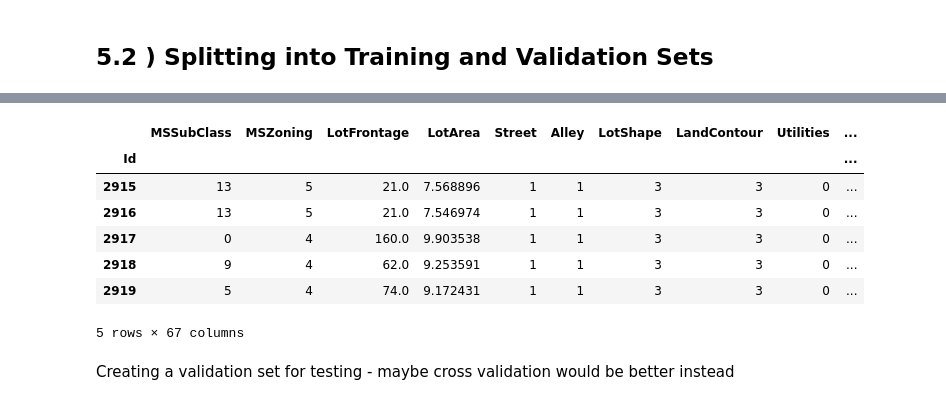
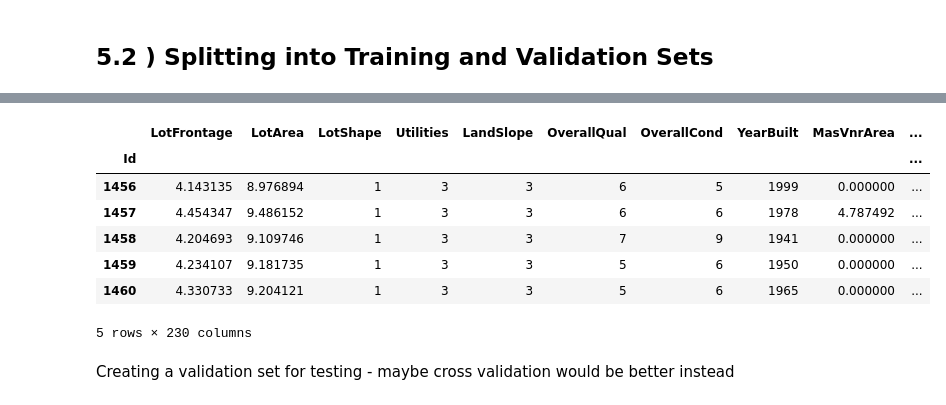
Before and after one commit to spoullados/KaggleHousingPrices, a Jupyter notebook: housing-prices-eda-regression-analysis.ipynb, the cells around one changed output, grey strips where cells are left out. Cells and saved outputs as stored; diff of their text form; code cells hidden in the pictures.

```diff
--- a/housing-prices-eda-regression-analysis.ipynb
+++ b/housing-prices-eda-regression-analysis.ipynb
@@ -1145,5 +1078,0 @@ print(all_data_advanced_impute['Functional'].isnull().sum())
-# %%
-# other rem columns rae all cat like kitchen qual etc.. and so filled with mode.
-for col in ['SaleType','KitchenQual','Exterior2nd','Exterior1st','Electrical']:
-  all_data_advanced_impute[col].fillna(all_data[col].mode()[0],inplace=True)
-  print(all_data_advanced_impute[col].isnull().sum())
@@ -1190,3 +1084,41 @@ for col in preprocessed_data.columns:
+# %%
+from sklearn.decomposition import PCA
+
+preprocessed_data = all_data_skewness.copy()
+
+for col in preprocessed_data.columns:
+
+    if pd.api.types.is_categorical_dtype(preprocessed_data[col]):  # Correct dtype check
+        le=LabelEncoder()
+        preprocessed_data[col]=le.fit_transform(preprocessed_data[col])
+
+"""
+# Label Encode Ordinal Features
+for col in ordered_levels.keys():  # Only process ordinal features
+    if col in preprocessed_data.columns:
+        preprocessed_data[col] = preprocessed_data[col].cat.codes  # Convert to numeric order
+
+for col in features_nom:  # Only process ordinal features
+    if col in preprocessed_data.columns:
+        # One-Hot Encode Nominal Features
+        preprocessed_data = pd.get_dummies(preprocessed_data, columns=[col], drop_first=True)
+
+# Drop SalePrice only from the training data, test already doesn't have it
+train_features = preprocessed_data.loc[train.index, :].drop(columns=["SalePrice"])
+test_features = preprocessed_data.loc[test.index, :].drop(columns=["SalePrice"])
+
+pca = PCA(n_components=0.95)  # Retain 95% variance
+
+# Fit PCA on train, transform both train & test
+X_train_pca = pca.fit_transform(train_features)
+X_test_pca = pca.transform(test_features)
+
+train_processed = pd.DataFrame(X_train_pca, index=train.index)
+train_processed["SalePrice"] = preprocessed_data.loc[train.index, "SalePrice"]  # Add target back
+
+test_processed = pd.DataFrame(X_test_pca, index=test.index)
+
+"""
 # %% [markdown]
 Can ordinal encode the ordinal data, and one hot the rest of the categorical!!!
 # %% [markdown]
@@ -1208,14 +1139,14 @@ print(test_processed.shape)
 # %%
-test_processed.tail()
+train_processed.tail()
 # %% [output]
-|  | MSSubClass | MSZoning | LotFrontage | LotArea | Street | Alley | LotShape | LandContour | Utilities | ... |
+|  | LotFrontage | LotArea | LotShape | Utilities | LandSlope | OverallQual | OverallCond | YearBuilt | MasVnrArea | ... |
 | Id |  |  |  |  |  |  |  |  |  | ... |
-| 2915 | 13 | 5 | 21.0 | 7.568896 | 1 | 1 | 3 | 3 | 0 | ... |
-| 2916 | 13 | 5 | 21.0 | 7.546974 | 1 | 1 | 3 | 3 | 0 | ... |
-| 2917 | 0 | 4 | 160.0 | 9.903538 | 1 | 1 | 3 | 3 | 0 | ... |
-| 2918 | 9 | 4 | 62.0 | 9.253591 | 1 | 1 | 3 | 3 | 0 | ... |
-| 2919 | 5 | 4 | 74.0 | 9.172431 | 1 | 1 | 3 | 3 | 0 | ... |
+| 1456 | 4.143135 | 8.976894 | 1 | 3 | 3 | 6 | 5 | 1999 | 0.000000 | ... |
+| 1457 | 4.454347 | 9.486152 | 1 | 3 | 3 | 6 | 6 | 1978 | 4.787492 | ... |
+| 1458 | 4.204693 | 9.109746 | 1 | 3 | 3 | 7 | 9 | 1941 | 0.000000 | ... |
+| 1459 | 4.234107 | 9.181735 | 1 | 3 | 3 | 5 | 6 | 1950 | 0.000000 | ... |
+| 1460 | 4.330733 | 9.204121 | 1 | 3 | 3 | 5 | 6 | 1965 | 0.000000 | ... |
-5 rows × 67 columns
+5 rows × 230 columns
 # %% [markdown]
 Creating a validation set for testing - maybe cross validation would be better instead
 # %%
```
Also changed, not shown: parts of 59 cells of this notebook, 1 other file.
